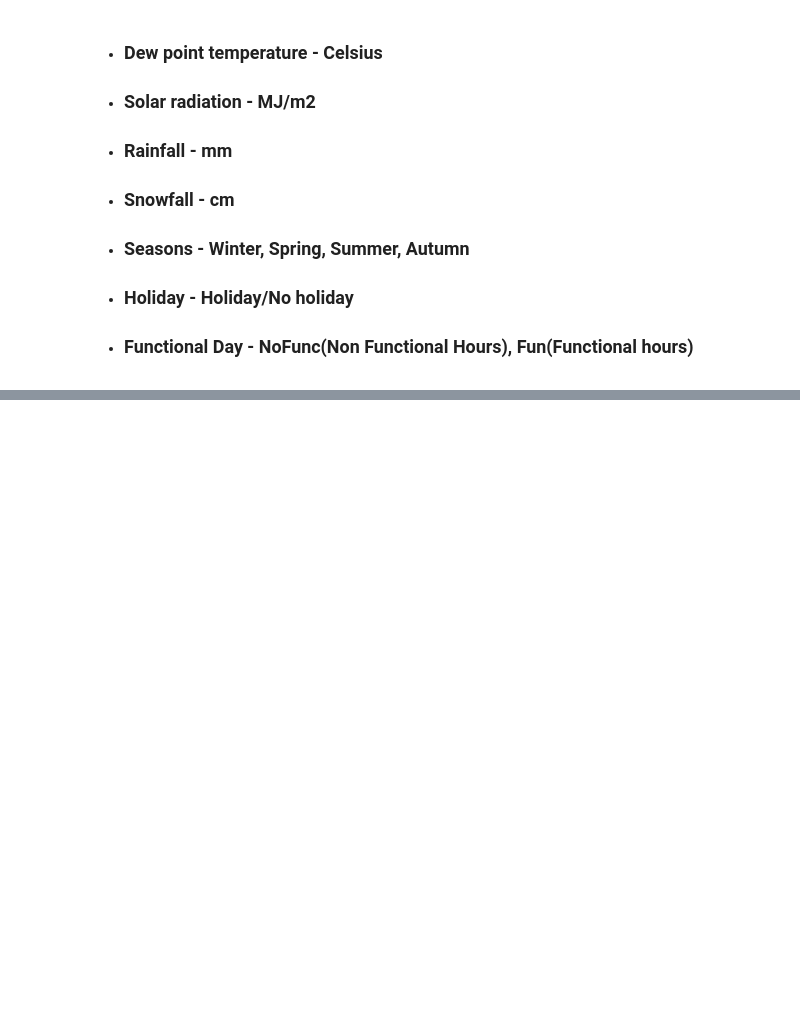
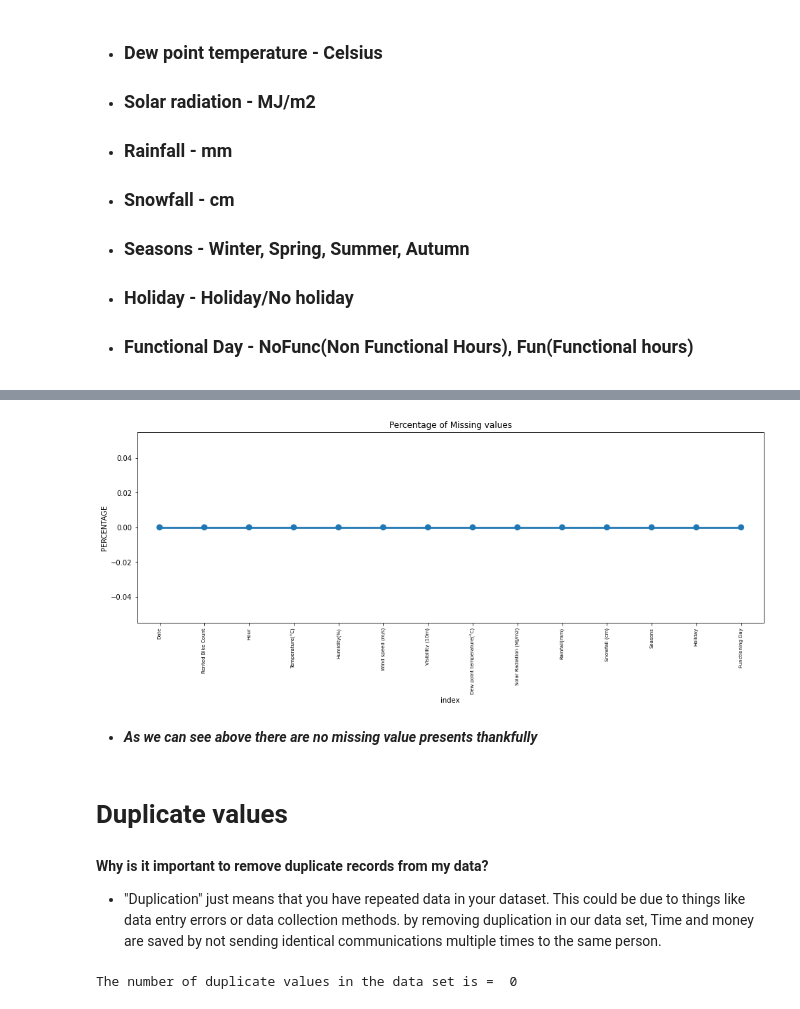
Before and after one commit to lakummahesh/Supervised-ML-Regression-Capstone-Project-Bike-Sharing-Demand-Prediction, a Jupyter notebook: Bike_Sharing_Demand_Prediction_Capstone_Project.ipynb, the cells around one changed output, grey strips where cells are left out. Cells and saved outputs as stored; diff of their text form; code cells hidden in the pictures; blank space fills up the shorter version.

Commit message:
Loading, Understand and preprocessing Dataset

```diff
--- a/Bike_Sharing_Demand_Prediction_Capstone_Project.ipynb
+++ b/Bike_Sharing_Demand_Prediction_Capstone_Project.ipynb
@@ -30,0 +80,3 @@
+# %%
+#load the seol bike data set from drive which is given
+bike_df=pd.read_csv('/content/drive/MyDrive/Colab Notebooks/Supervised-ML-Regression-Capstone-Project-Bike-Sharing-Demand-Prediction/SeoulBikeData.csv',encoding ='latin')
@@ -30,0 +240,24 @@
+# %%
+missing = pd.DataFrame((bike_df.isnull().sum())*100/bike_df.shape[0]).reset_index()
+plt.figure(figsize=(16,5))
+ax = sns.pointplot('index',0,data=missing)
+plt.xticks(rotation =90,fontsize =7)
+plt.title("Percentage of Missing values")
+plt.ylabel("PERCENTAGE")
+plt.show()
+# %% [output]
+[figure, added]
+# %% [markdown]
+* ***As we can see above there are no missing value presents thankfully***
+# %% [markdown]
+# Duplicate values
+# %% [markdown]
+**Why is it important to remove duplicate records from my data?**
+
+*   "Duplication" just means that you have repeated data in your dataset. This could be due to things like data entry errors or data collection methods. by removing duplication in our data set, Time and money are saved by not sending identical communications multiple times to the same person.
+# %%
+# Checking Duplicate Values
+value=len(bike_df[bike_df.duplicated()])
+print("The number of duplicate values in the data set is = ",value)
+# %% [output]
+The number of duplicate values in the data set is =  0
```
Also changed, not shown: parts of 38 cells of this notebook.
